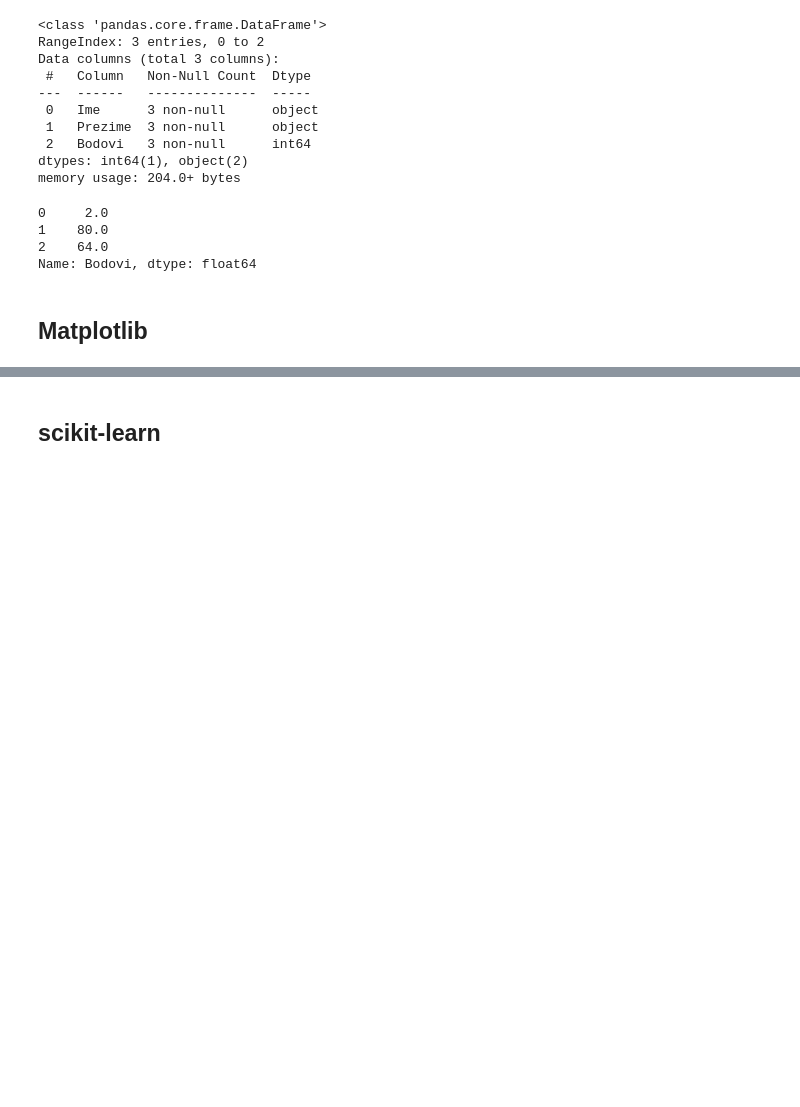
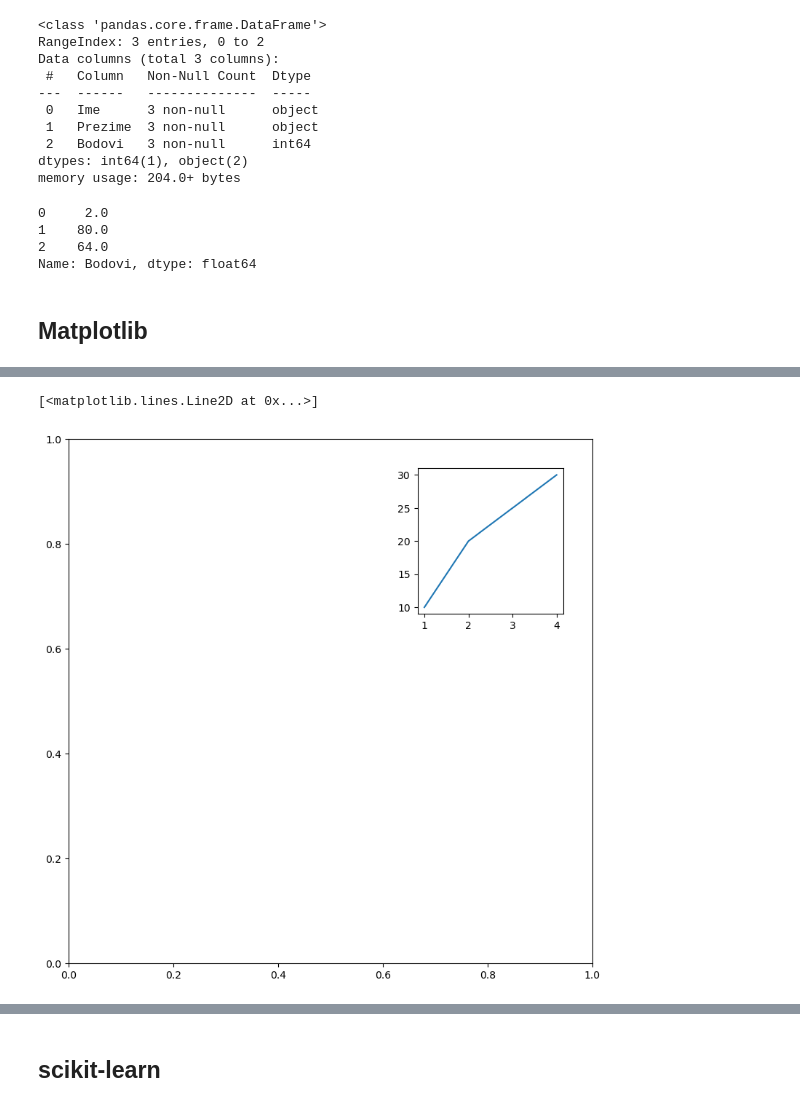
Before and after one commit to nparadina/AlgebraDS, a Jupyter notebook: biljeske.ipynb, the cells around one changed output, grey strips where cells are left out. Saved outputs shown, nothing was run; the diff lists cells and outputs as text; code cells hidden in the pictures; blank space fills up the shorter version.

```diff
--- a/biljeske.ipynb
+++ b/biljeske.ipynb
@@ -875,0 +890,17 @@ Name: Bodovi, dtype: float64
+# %%
+# metode figure() - za kreiranje Figure objekta koji je osnovni objekt kod iscrtavanja
+# figure kreira okvir i omogucuje da se unutar tog okvira definiraju podokviri
+
+okvir=plt.figure(figsize=(8,8))
+
+
+# metoda add_axes() - za definiranj podgrafova
+# 10% from left, 10% from bottom, 90%width of the okvir, 90% height of the okvir
+vanjski_graf=okvir.add_axes((0.1,0.1,0.9,0.9))
+# 70% from left, 70% from bottom, 25%width of the okvir, 250% height of the okvir
+unutarnji_graf=okvir.add_axes((0.7,0.7,0.25,0.25))
+#nacin crtanja unutar pojedinog grafa
+unutarnji_graf.plot([1,2,3,4], [10,20,25,30])
+# %% [output]
+[<matplotlib.lines.Line2D at 0x...>]
+[figure, added]
```
Also changed, not shown: parts of 23 cells of this notebook, 2 other files.
